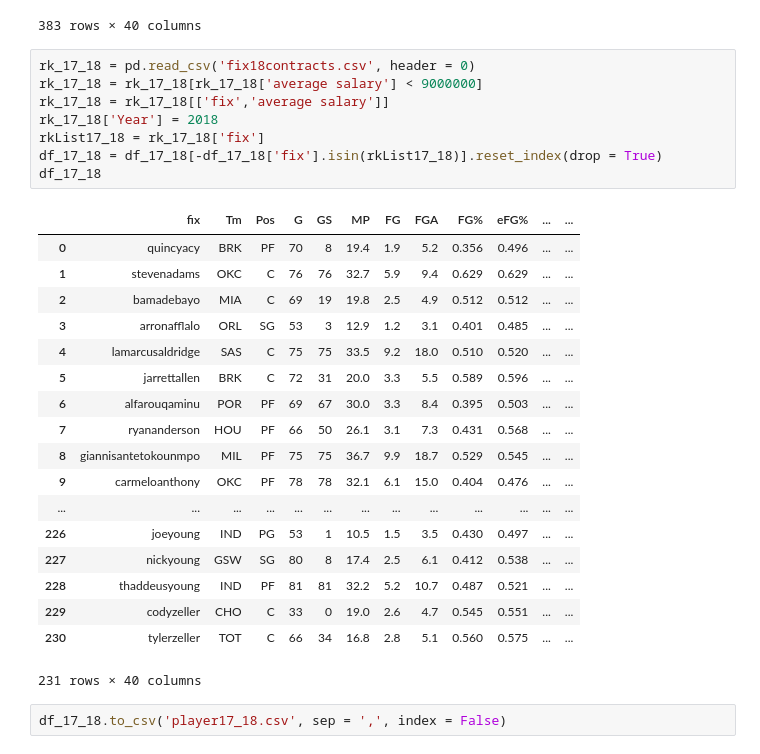
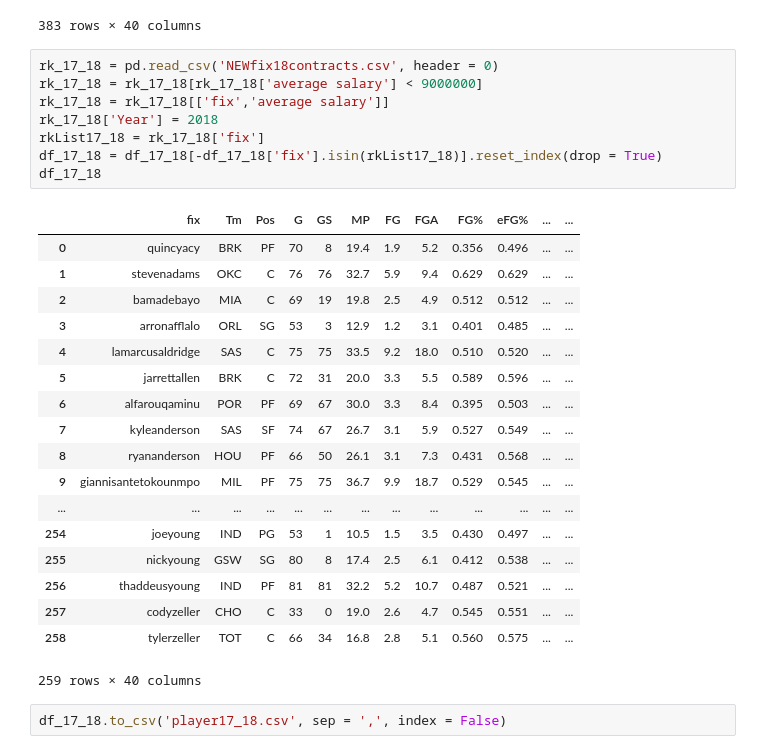
Before and after one commit to konnermacias/Free-Agents, a Jupyter notebook: variable_selection/17_18 Player Data.ipynb, the cells around one changed output. Drawn from its saved outputs; the diff is of its cells as text.

```diff
--- a/variable_selection/17_18 Player Data.ipynb
+++ b/variable_selection/17_18 Player Data.ipynb
@@ -79,31 +79,31 @@ df_17_18
 | 382 | ivicazubac | LAL | C | 43 | 0 | 9.5 | 1.4 | 2.8 | 0.500 | 0.500 | ... | ... |
 383 rows × 40 columns
 # %%
-rk_17_18 = pd.read_csv('fix18contracts.csv', header = 0)
+rk_17_18 = pd.read_csv('NEWfix18contracts.csv', header = 0)
 rk_17_18 = rk_17_18[rk_17_18['average salary'] < 9000000]
 rk_17_18 = rk_17_18[['fix','average salary']]
 rk_17_18['Year'] = 2018
 rkList17_18 = rk_17_18['fix']
 df_17_18 = df_17_18[-df_17_18['fix'].isin(rkList17_18)].reset_index(drop = True)
 df_17_18
 # %% [output]
 |  | fix | Tm | Pos | G | GS | MP | FG | FGA | FG% | eFG% | ... | ... |
 | 0 | quincyacy | BRK | PF | 70 | 8 | 19.4 | 1.9 | 5.2 | 0.356 | 0.496 | ... | ... |
 | 1 | stevenadams | OKC | C | 76 | 76 | 32.7 | 5.9 | 9.4 | 0.629 | 0.629 | ... | ... |
 | 2 | bamadebayo | MIA | C | 69 | 19 | 19.8 | 2.5 | 4.9 | 0.512 | 0.512 | ... | ... |
 | 3 | arronafflalo | ORL | SG | 53 | 3 | 12.9 | 1.2 | 3.1 | 0.401 | 0.485 | ... | ... |
 | 4 | lamarcusaldridge | SAS | C | 75 | 75 | 33.5 | 9.2 | 18.0 | 0.510 | 0.520 | ... | ... |
 | 5 | jarrettallen | BRK | C | 72 | 31 | 20.0 | 3.3 | 5.5 | 0.589 | 0.596 | ... | ... |
 | 6 | alfarouqaminu | POR | PF | 69 | 67 | 30.0 | 3.3 | 8.4 | 0.395 | 0.503 | ... | ... |
-| 7 | ryananderson | HOU | PF | 66 | 50 | 26.1 | 3.1 | 7.3 | 0.431 | 0.568 | ... | ... |
-| 8 | giannisantetokounmpo | MIL | PF | 75 | 75 | 36.7 | 9.9 | 18.7 | 0.529 | 0.545 | ... | ... |
-| 9 | carmeloanthony | OKC | PF | 78 | 78 | 32.1 | 6.1 | 15.0 | 0.404 | 0.476 | ... | ... |
+| 7 | kyleanderson | SAS | SF | 74 | 67 | 26.7 | 3.1 | 5.9 | 0.527 | 0.549 | ... | ... |
+| 8 | ryananderson | HOU | PF | 66 | 50 | 26.1 | 3.1 | 7.3 | 0.431 | 0.568 | ... | ... |
+| 9 | giannisantetokounmpo | MIL | PF | 75 | 75 | 36.7 | 9.9 | 18.7 | 0.529 | 0.545 | ... | ... |
 | ... | ... | ... | ... | ... | ... | ... | ... | ... | ... | ... | ... | ... |
-| 226 | joeyoung | IND | PG | 53 | 1 | 10.5 | 1.5 | 3.5 | 0.430 | 0.497 | ... | ... |
-| 227 | nickyoung | GSW | SG | 80 | 8 | 17.4 | 2.5 | 6.1 | 0.412 | 0.538 | ... | ... |
-| 228 | thaddeusyoung | IND | PF | 81 | 81 | 32.2 | 5.2 | 10.7 | 0.487 | 0.521 | ... | ... |
-| 229 | codyzeller | CHO | C | 33 | 0 | 19.0 | 2.6 | 4.7 | 0.545 | 0.551 | ... | ... |
-| 230 | tylerzeller | TOT | C | 66 | 34 | 16.8 | 2.8 | 5.1 | 0.560 | 0.575 | ... | ... |
+| 254 | joeyoung | IND | PG | 53 | 1 | 10.5 | 1.5 | 3.5 | 0.430 | 0.497 | ... | ... |
+| 255 | nickyoung | GSW | SG | 80 | 8 | 17.4 | 2.5 | 6.1 | 0.412 | 0.538 | ... | ... |
+| 256 | thaddeusyoung | IND | PF | 81 | 81 | 32.2 | 5.2 | 10.7 | 0.487 | 0.521 | ... | ... |
+| 257 | codyzeller | CHO | C | 33 | 0 | 19.0 | 2.6 | 4.7 | 0.545 | 0.551 | ... | ... |
+| 258 | tylerzeller | TOT | C | 66 | 34 | 16.8 | 2.8 | 5.1 | 0.560 | 0.575 | ... | ... |
-231 rows × 40 columns
+259 rows × 40 columns
 # %%
 df_17_18.to_csv('player17_18.csv', sep = ',', index = False)
```
Also changed, not shown: 5 other files.
